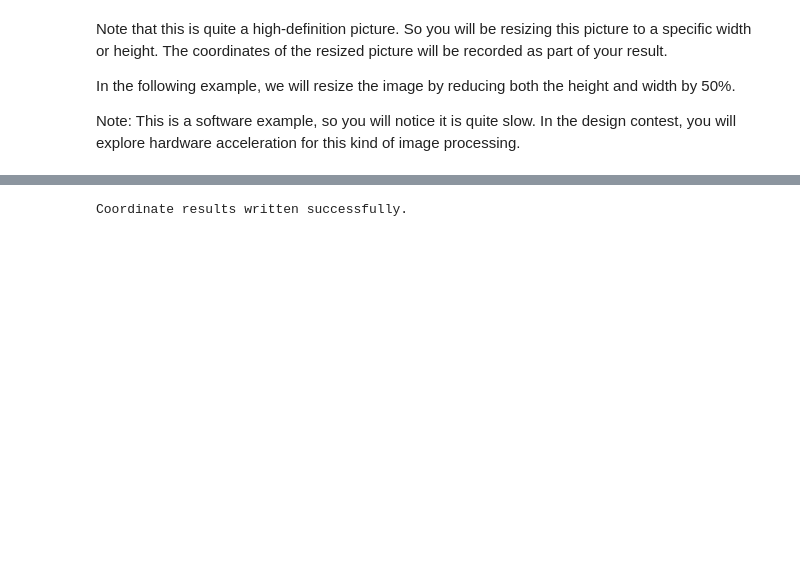
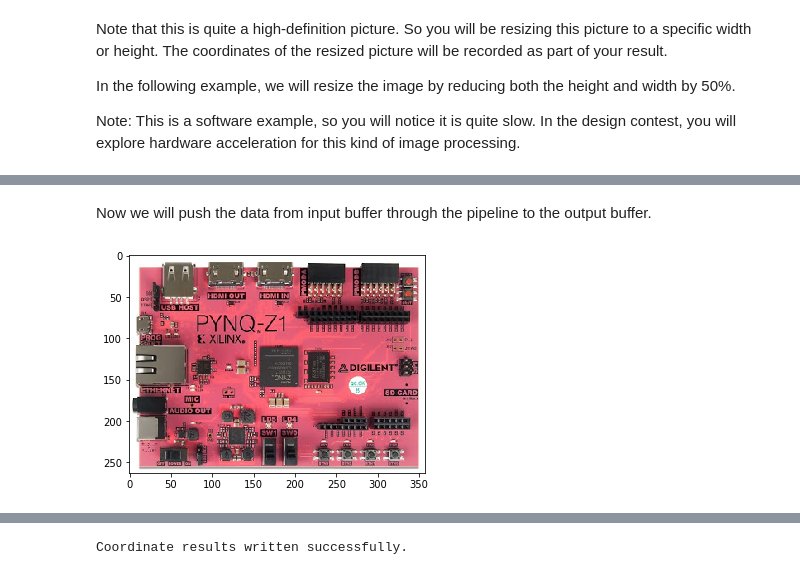
Before and after one commit to yunqu/dac_2018, a Jupyter notebook: python/dac_contest.ipynb, the cells around one changed output, grey strips where cells are left out. Drawn from its saved outputs; the diff is of its cells as text; code cells hidden in the pictures; blank space fills up the shorter version.

```diff
--- a/python/dac_contest.ipynb
+++ b/python/dac_contest.ipynb
@@ -139,0 +152,15 @@ In the real contest, you should process all the RGB images in every batch.
+# %% [markdown]
+Now we will push the data from input buffer through the pipeline to the output buffer.
+# %%
+def dma_transfer():
+    dma.sendchannel.transfer(in_buffer)
+    dma.recvchannel.transfer(out_buffer)
+    dma.sendchannel.wait()
+    dma.recvchannel.wait()
+
+dma_transfer()
+
+pyplot.imshow(out_buffer)
+pyplot.show()
+# %% [output]
+[figure, added]
```
Also changed, not shown: parts of 17 cells of this notebook.
